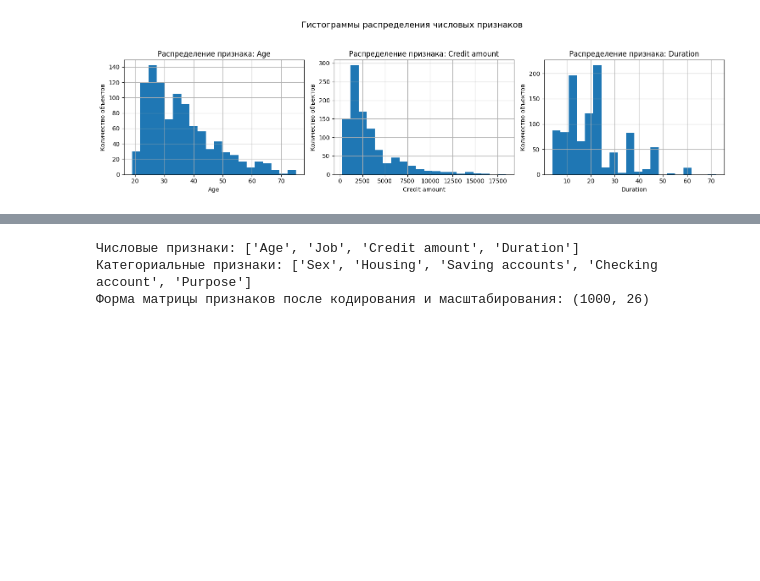
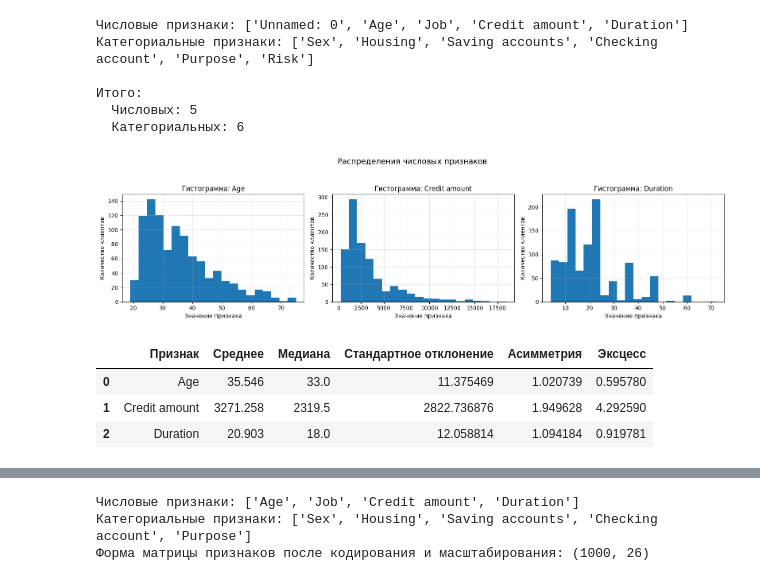
Before and after one commit to Killstroier/4lab_clasterization, a Jupyter notebook: 4lab_clustering_german_credit.ipynb, the cells around one changed output, grey strips where cells are left out. Cells and saved outputs as stored; diff of their text form; code cells hidden in the pictures; blank space fills up the shorter version.

```diff
--- a/4lab_clustering_german_credit.ipynb
+++ b/4lab_clustering_german_credit.ipynb
@@ -68,22 +72,54 @@ df.head()
 # %%
-import matplotlib.pyplot as plt
-import numpy as np
+# Типы признаков
+numeric_cols = df.select_dtypes(include=["number"]).columns.tolist()
+categorical_cols = df.select_dtypes(include=["object", "category", "bool"]).columns.tolist()
 
+print("Числовые признаки:", numeric_cols)
+print("Категориальные признаки:", categorical_cols)
 
-numeric_features = ['Age', 'Credit amount', 'Duration']
+print("\nИтого:")
+print("  Числовых:", len(numeric_cols))
+print("  Категориальных:", len(categorical_cols))
 
-fig, axes = plt.subplots(1, len(numeric_features), figsize=(15, 4))
+num_for_hist = ['Age', 'Credit amount', 'Duration']
 
-for ax, col in zip(axes, numeric_features):
-    ax.hist(df[col].dropna(), bins=20)
-    ax.set_title(f'Распределение признака: {col}')
-    ax.set_xlabel(col)                 # X-подпись
-    ax.set_ylabel('Количество объектов') # Y-подпись
+stats_rows = []
+fig, axes = plt.subplots(1, len(num_for_hist), figsize=(16, 4))
 
-fig.suptitle('Гистограммы распределения числовых признаков', fontsize=14, y=1.05)
+for ax, col in zip(axes, num_for_hist):
+    s = df[col].dropna()
+    ax.hist(s, bins=20)
+    ax.set_title(f'Гистограмма: {col}')
+    ax.set_xlabel('Значение признака')
+    ax.set_ylabel('Количество клиентов')
+    ax.grid(True, alpha=0.3)
+
+    stats_rows.append({
+        "Признак": col,
+        "Среднее": s.mean(),
+        "Медиана": s.median(),
+        "Стандартное отклонение": s.std(),
+        "Асимметрия": s.skew(),         # skewness
+        "Эксцесс": s.kurtosis()         # excess kurtosis (0 ~ нормальное)
+    })
+
+plt.suptitle('Распределения числовых признаков', y=1.05, fontsize=14)
 plt.tight_layout()
 plt.show()
+
+hist_stats = pd.DataFrame(stats_rows)
+hist_stats
 # %% [output]
+Числовые признаки: ['Unnamed: 0', 'Age', 'Job', 'Credit amount', 'Duration']
+Категориальные признаки: ['Sex', 'Housing', 'Saving accounts', 'Checking account', 'Purpose', 'Risk']
+
+Итого:
+  Числовых: 5
+  Категориальных: 6
-[figure, old version]
+[figure, new version]
+|  | Признак | Среднее | Медиана | Стандартное отклонение | Асимметрия | Эксцесс |
+| 0 | Age | 35.546 | 33.0 | 11.375469 | 1.020739 | 0.595780 |
+| 1 | Credit amount | 3271.258 | 2319.5 | 2822.736876 | 1.949628 | 4.292590 |
+| 2 | Duration | 20.903 | 18.0 | 12.058814 | 1.094184 | 0.919781 |
 # %% [markdown]
 **Вывод**
```
Also changed, not shown: parts of 50 cells of this notebook.
